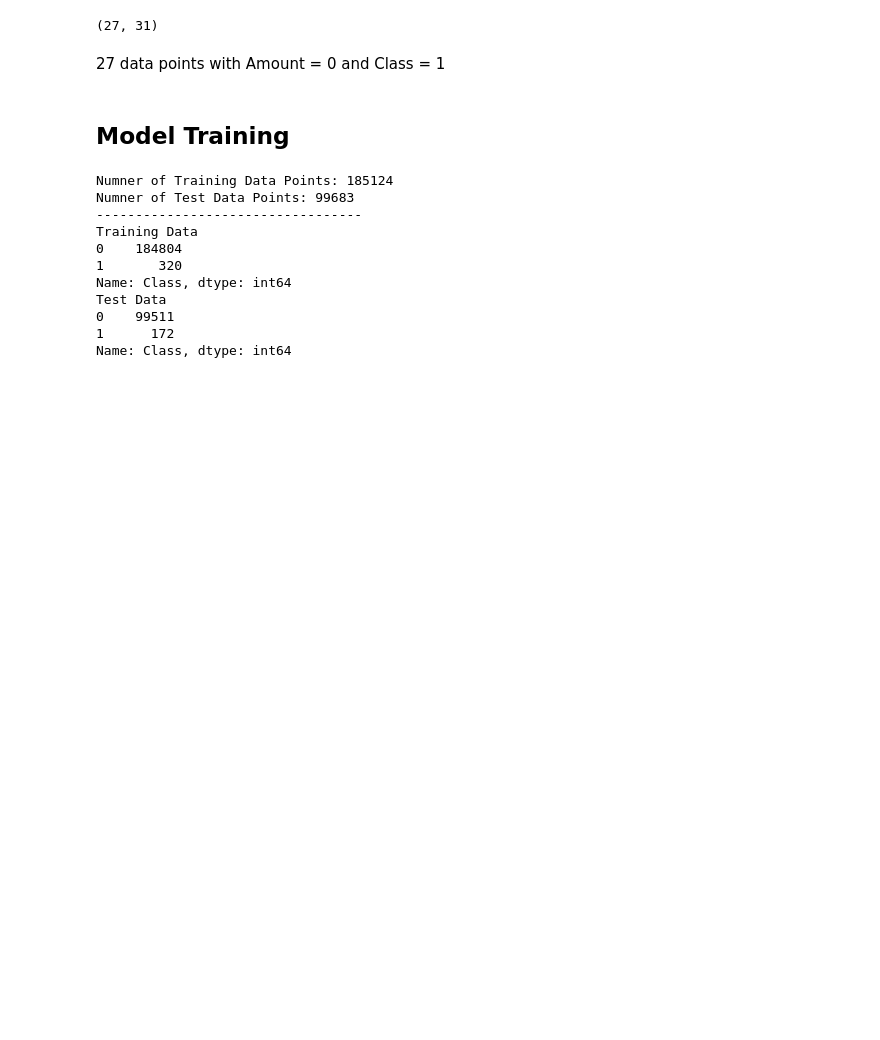
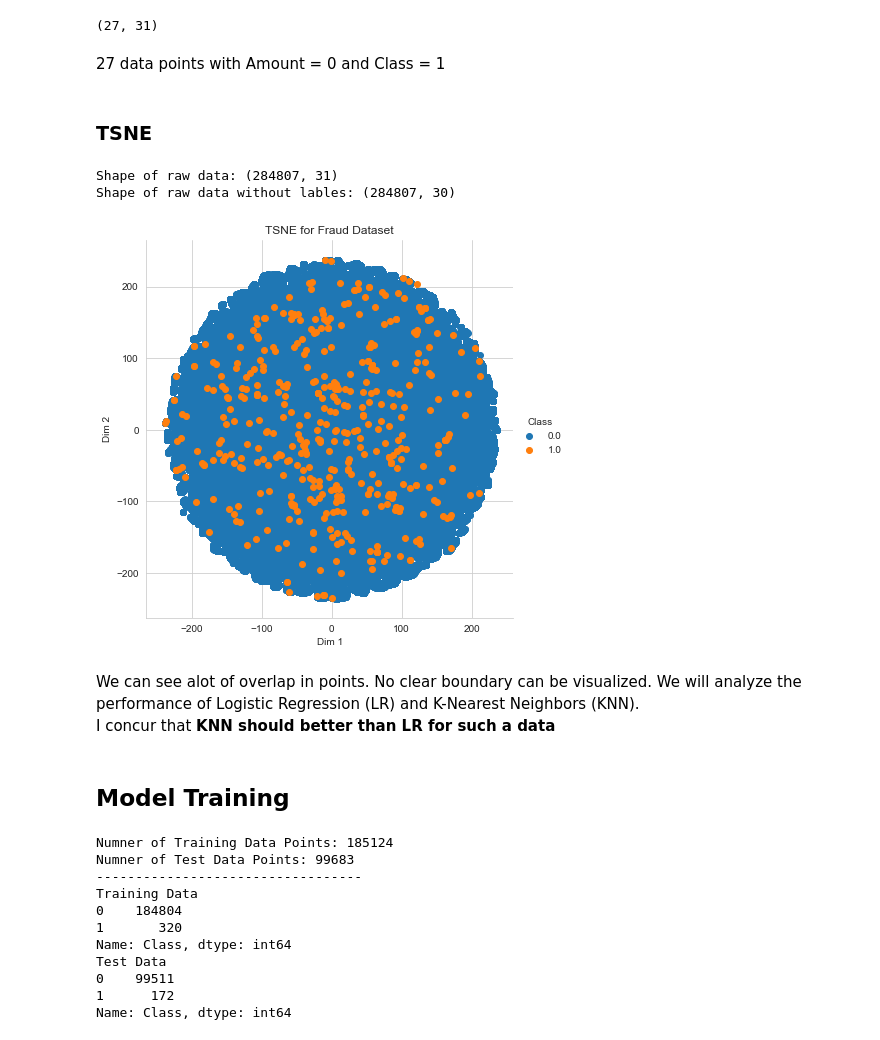
Before and after one commit to NamanJain2050/CreditCardFraudDetection, a Jupyter notebook: CCFraudDetection.ipynb, the cells around one changed output. Saved outputs shown, nothing was run; the diff lists cells and outputs as text; code cells hidden in the pictures; blank space fills up the shorter version.

```diff
--- a/CCFraudDetection.ipynb
+++ b/CCFraudDetection.ipynb
@@ -154,3 +162,13 @@ data_for_fraud.loc[data_for_fraud['Amount'] == 0].shape
 (27, 31)
 # %% [markdown]
 27 data points with Amount = 0 and Class = 1
+# %% [markdown]
+### TSNE
+# %%
+lables = raw_data['Class'].values
+print('Shape of raw data: {}'.format(raw_data.shape))
+df = raw_data.drop('Class', axis=1)
+print('Shape of raw data without lables: {}'.format(df.shape))
+# %% [output]
+Shape of raw data: (284807, 31)
+Shape of raw data without lables: (284807, 30)
@@ -157,3 +181,19 @@ data_for_fraud.loc[data_for_fraud['Amount'] == 0].shape
+# %%
+file = open('tsne_dump.obj', 'rb')
+tsne_data = pickle.load(file)
+# %%
+tsne_data = np.vstack((tsne_data.T, lables)).T
+tsne_df = pd.DataFrame(data=tsne_data, columns=("Dim 1", "Dim 2", "Class"))
+
+# Ploting the result of tsne
+sns.FacetGrid(tsne_df, hue="Class", size=6).map(plt.scatter, 'Dim 1', 'Dim 2').add_legend()
+plt.title("TSNE for Fraud Dataset")
+plt.show()
+# %% [output]
+[figure, added]
+# %% [markdown]
+We can see alot of overlap in points. No clear boundary can be visualized. We will analyze the performance of Logistic Regression (LR) and K-Nearest Neighbors (KNN). <br>
+I concur that <b>KNN should better than LR for such a data </b>
 # %% [markdown]
 ## Model Training
 # %%
```
Also changed, not shown: parts of 58 cells of this notebook, 1 other file.
